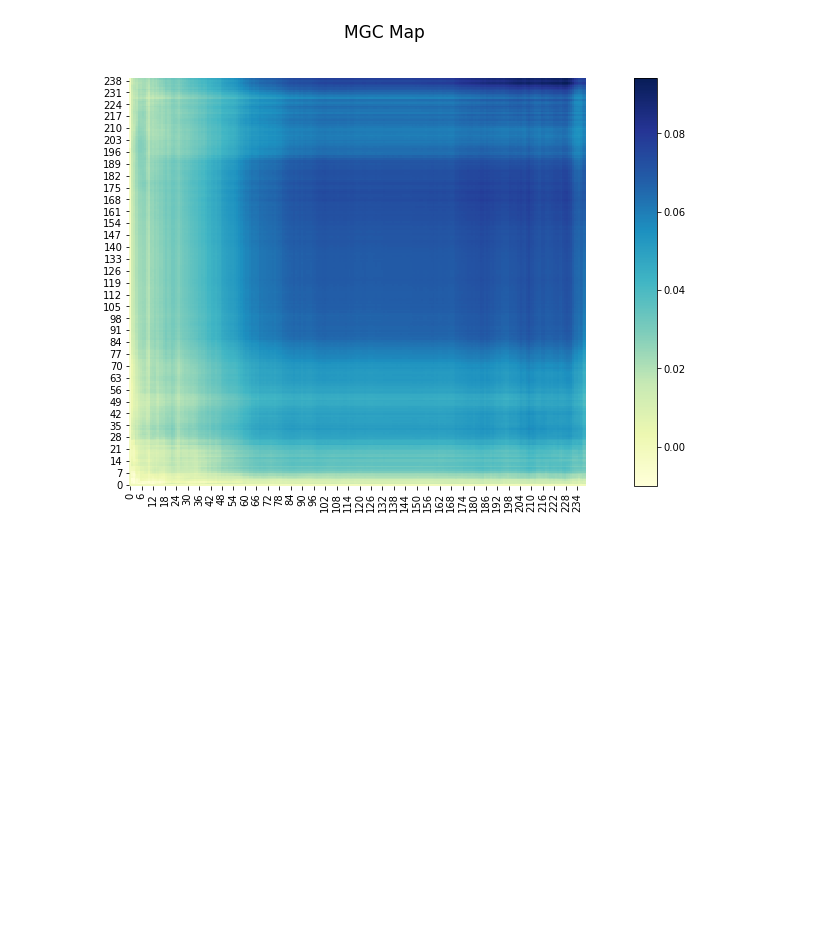
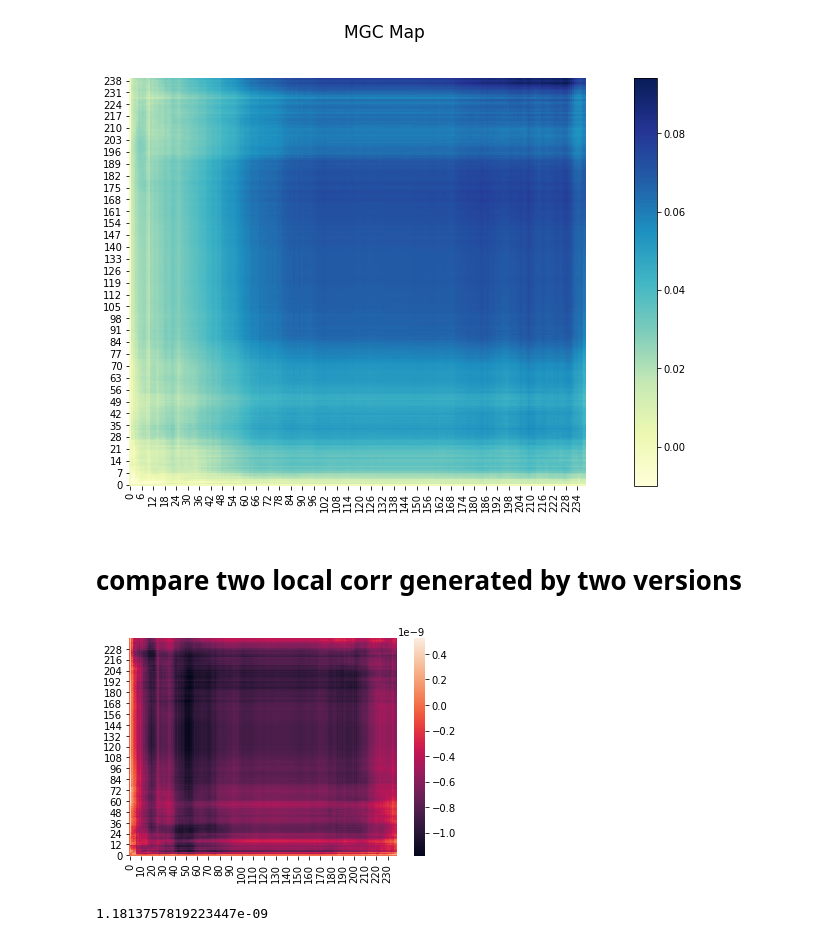
Before and after one commit to HechengJin0/MGC, a Jupyter notebook: mgc_local_corr_test.ipynb, the cells around one changed output. Drawn from its saved outputs; the diff is of its cells as text; code cells hidden in the pictures; blank space fills up the shorter version.

```diff
--- a/mgc_local_corr_test.ipynb
+++ b/mgc_local_corr_test.ipynb
@@ -58,3 +58,16 @@ ax.invert_yaxis()
 # %% [output]
 (240, 239)
 [figure]
+# %% [markdown]
+# compare two local corr generated by two versions
+# %%
+
+ax=sns.heatmap(local_correlation_matrix-mgc_dict['mgc_map'])
+ax.invert_yaxis()
+# %% [output]
+[figure, added]
+# %%
+import numpy as np
+np.max(abs(local_correlation_matrix-mgc_dict['mgc_map']))
+# %% [output]
+1.1813757819223447e-09
```
